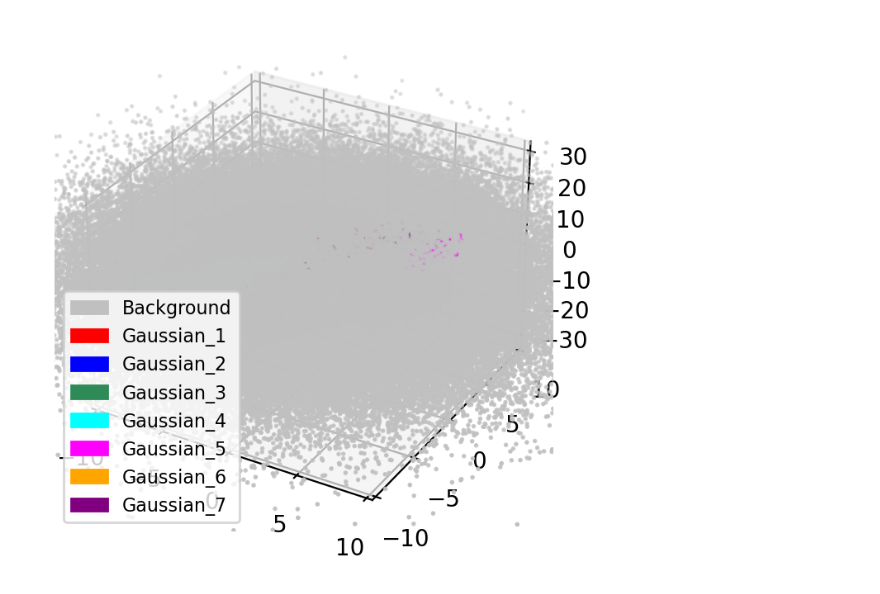
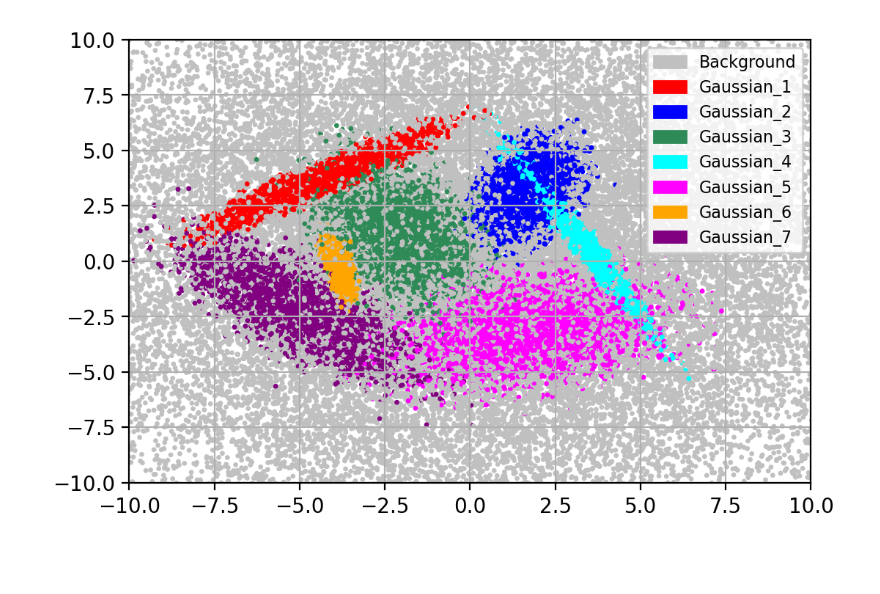
Before and after one commit to tianrui-qi/QuadraticNeurons, a Jupyter notebook: complex.ipynb, the cells around one changed output. Saved outputs shown, nothing was run; the diff lists cells and outputs as text; code cells hidden in the pictures; blank space fills up the shorter version.

```diff
--- a/complex.ipynb
+++ b/complex.ipynb
@@ -18,4 +6,38 @@ Gaussian(3, 5).plot_sample()
-# %%
-Gaussian(3, 8).plot_sample()
-# %% [output]
-[figure, removed]
+# %%
+D = 2
+K = 8
+method_number = 5
+sample_number = 10
+
+# parameters for neural networks
+neuron_1     = {0: K}
+neuron_2_10  = {0: 10, 1: K}
+neuron_2_100 = {0: 100, 1: K}
+act_func_1 = {0: NN.softmax}
+act_func_2 = {0: NN.relu, 1: NN.softmax}
+# %%
+accuracy = np.zeros([sample_number, method_number])
+time     = np.zeros([sample_number, method_number])
+
+for i in range(sample_number):
+    G = Gaussian(D=D, K=K)
+    G.plot_sample()
+
+    method_set = [EM(K),
+                  NN(D, neuron_1, act_func_1, NN_type="QNN"),
+                  NN(D, neuron_1, act_func_1, NN_type="LNN"),
+                  NN(D, neuron_2_10, act_func_2, NN_type="LNN"),
+                  NN(D, neuron_2_100, act_func_2, NN_type="LNN")]
+
+    for j in range(method_number):
+        method = method_set[j]
+        if j == 0:
+            method.train(G.train_point)
+            method.order_correction(G.valid_point, G.valid_label)
+        else:
+            method.train(G.train_point, G.train_label, G.valid_point, G.valid_label)
+
+        accuracy[i][j] = method.test(G.test_point, G.test_label)[0] * 100
+        time[i][j]     = method.train_time
+# %% [output]
+[figure, added]
```
Also changed, not shown: parts of 3 cells of this notebook.
